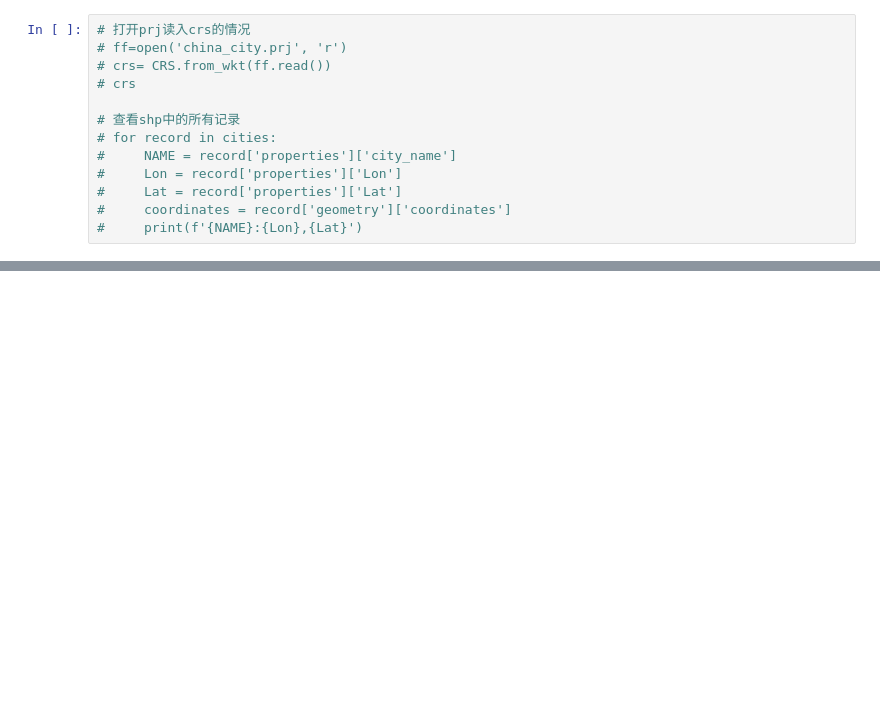
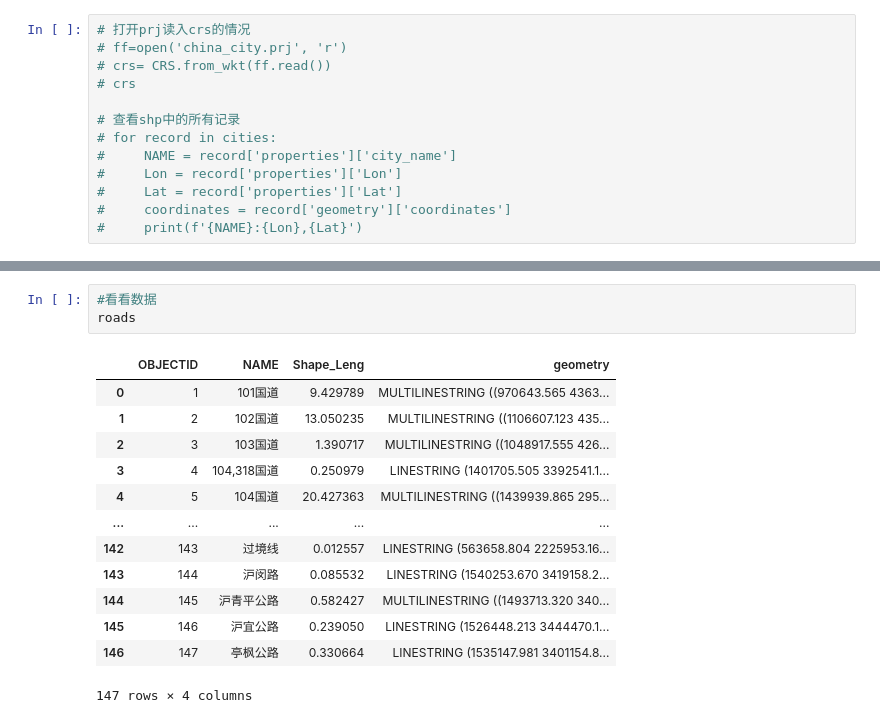
Before and after one commit to Plutoset/se-gis, a Jupyter notebook: 10193903446_汤博.ipynb, the cells around one changed output, grey strips where cells are left out. Cells and saved outputs as stored; diff of their text form; blank space fills up the shorter version.

```diff
--- a/10193903446_汤博.ipynb
+++ b/10193903446_汤博.ipynb
@@ -331,0 +383,17 @@ source.close()
+# %%
+#看看数据
+roads
+# %% [output]
+|  | OBJECTID | NAME | Shape_Leng | geometry |
+| 0 | 1 | 101国道 | 9.429789 | MULTILINESTRING ((970643.565 4363... |
+| 1 | 2 | 102国道 | 13.050235 | MULTILINESTRING ((1106607.123 435... |
+| 2 | 3 | 103国道 | 1.390717 | MULTILINESTRING ((1048917.555 426... |
+| 3 | 4 | 104,318国道 | 0.250979 | LINESTRING (1401705.505 3392541.1... |
+| 4 | 5 | 104国道 | 20.427363 | MULTILINESTRING ((1439939.865 295... |
+| ... | ... | ... | ... | ... |
+| 142 | 143 | 过境线 | 0.012557 | LINESTRING (563658.804 2225953.16... |
+| 143 | 144 | 沪闵路 | 0.085532 | LINESTRING (1540253.670 3419158.2... |
+| 144 | 145 | 沪青平公路 | 0.582427 | MULTILINESTRING ((1493713.320 340... |
+| 145 | 146 | 沪宜公路 | 0.239050 | LINESTRING (1526448.213 3444470.1... |
+| 146 | 147 | 亭枫公路 | 0.330664 | LINESTRING (1535147.981 3401154.8... |
+147 rows × 4 columns
```
Also changed, not shown: parts of 9 cells of this notebook, 26 other files.
